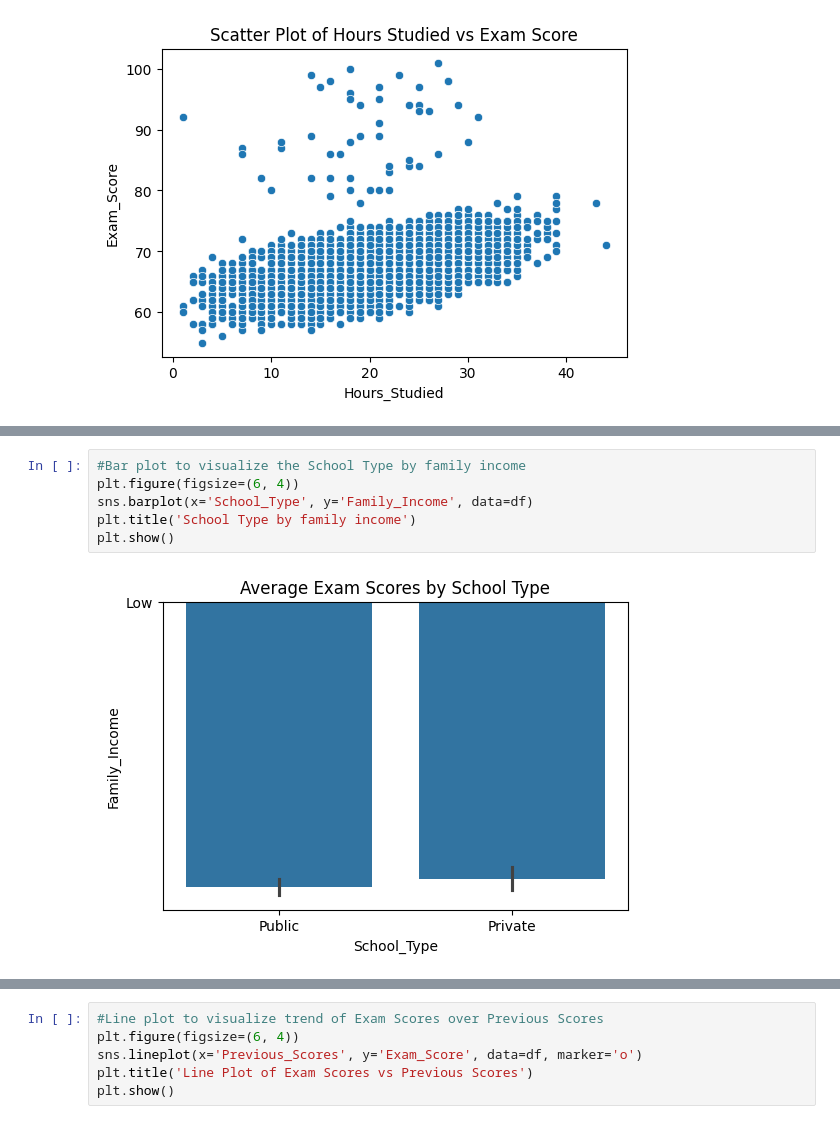
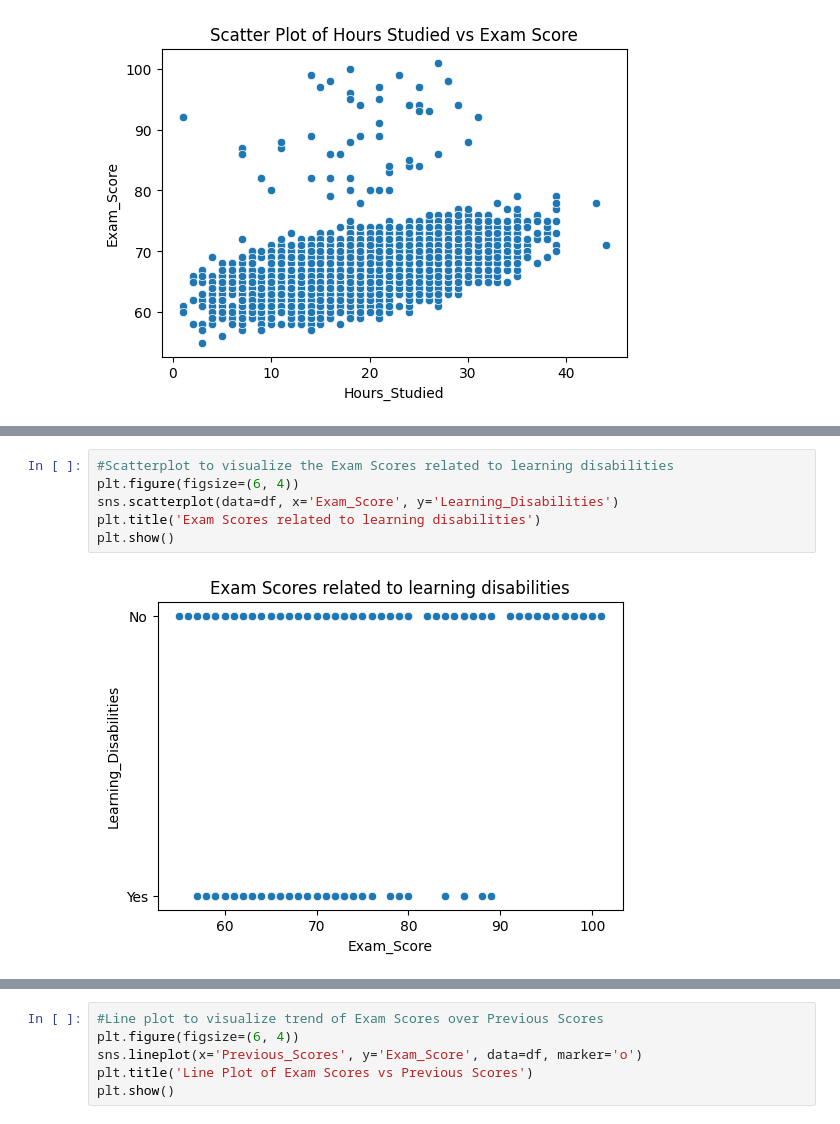
Before and after one commit to ANJANAMB1/Project, a Jupyter notebook: Student.ipynb, the cells around one changed output, grey strips where cells are left out. Saved outputs shown, nothing was run; the diff lists cells and outputs as text.

```diff
--- a/Student.ipynb
+++ b/Student.ipynb
@@ -269,8 +244,8 @@ plt.show()
 # %%
-#Bar plot to visualize the School Type by family income
+#Scatterplot to visualize the Exam Scores related to learning disabilities
 plt.figure(figsize=(6, 4))
-sns.barplot(x='School_Type', y='Family_Income', data=df)
-plt.title('School Type by family income')
+sns.scatterplot(data=df, x='Exam_Score', y='Learning_Disabilities')
+plt.title('Exam Scores related to learning disabilities')
 plt.show()
 # %% [output]
-[figure, old version]
+[figure, new version]
```
Also changed, not shown: parts of 26 cells of this notebook.
